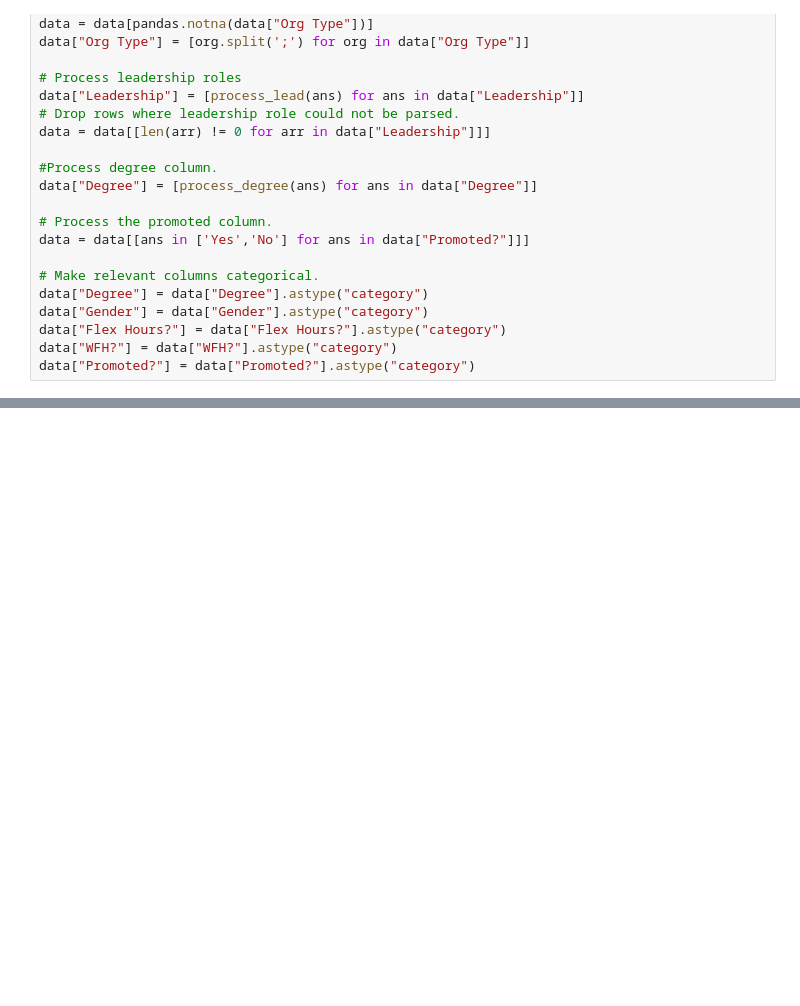
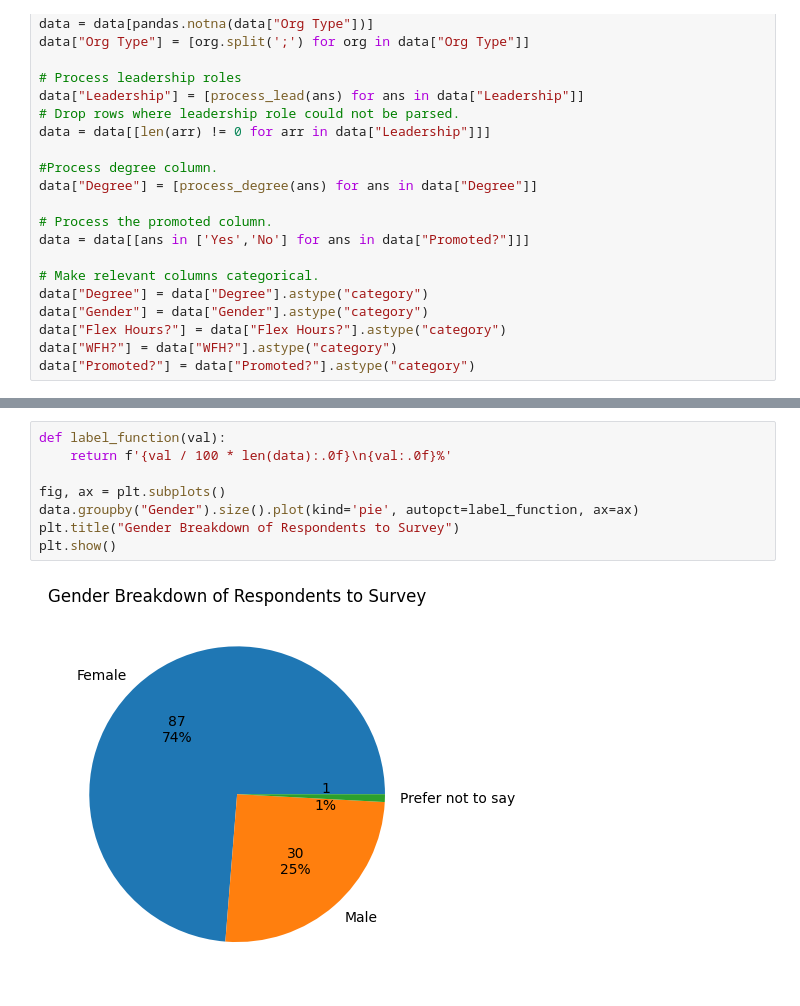
Before and after one commit to DiegoOlaya/ds2_repo, a Jupyter notebook: data_notebook_olaya.ipynb, the cells around one changed output, grey strips where cells are left out. Drawn from its saved outputs; the diff is of its cells as text; blank space fills up the shorter version.

Commit message:
Add simple plots of gender and degree breakdown.

```diff
--- a/data_notebook_olaya.ipynb
+++ b/data_notebook_olaya.ipynb
@@ -107,0 +114,10 @@ data["Promoted?"] = data["Promoted?"].astype("category")
+# %%
+def label_function(val):
+    return f'{val / 100 * len(data):.0f}\n{val:.0f}%'
+
+fig, ax = plt.subplots()
+data.groupby("Gender").size().plot(kind='pie', autopct=label_function, ax=ax)
+plt.title("Gender Breakdown of Respondents to Survey")
+plt.show()
+# %% [output]
+[figure, added]
```
Also changed, not shown: parts of 6 cells of this notebook.
